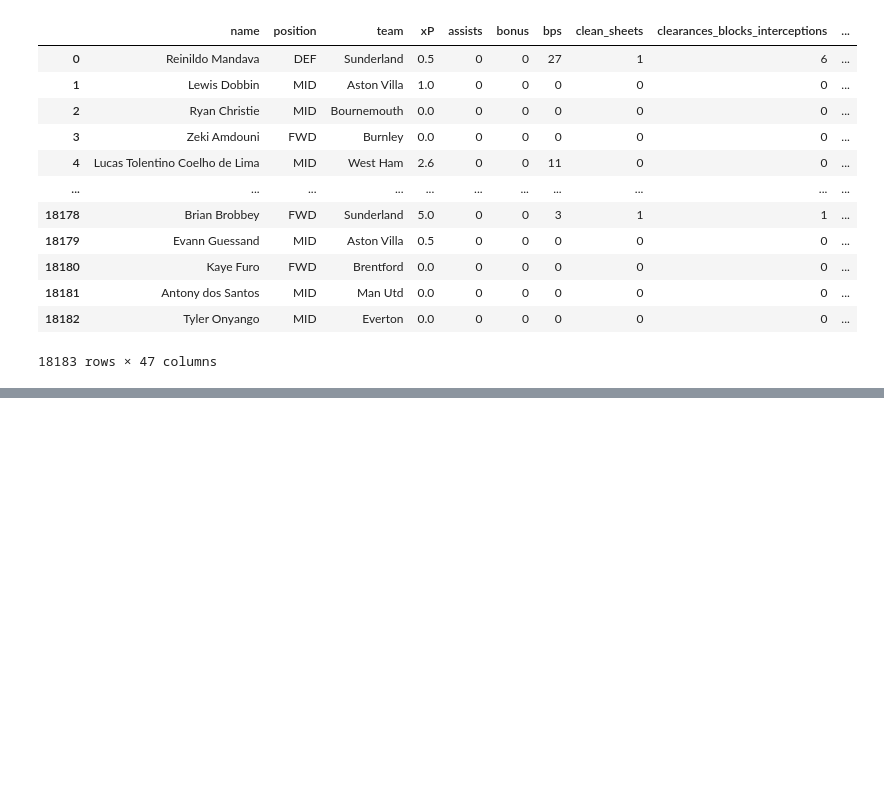
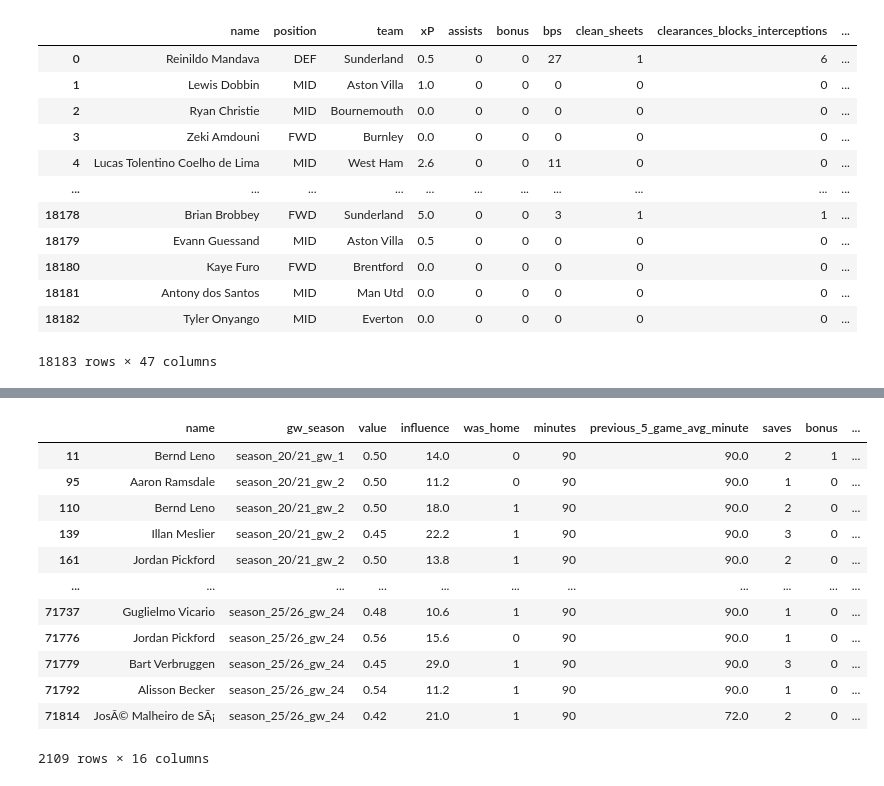
Before and after one commit to Lukeallen999/FPL_player_points_prediction, a Jupyter notebook: run.ipynb, the cells around one changed output, grey strips where cells are left out. Saved outputs shown, nothing was run; the diff lists cells and outputs as text; code cells hidden in the pictures; blank space fills up the shorter version.

```diff
--- a/run.ipynb
+++ b/run.ipynb
@@ -118,0 +173,44 @@ combined_df[['name','GW','season','total_points','gw_season']]
+# %%
+# Separating the dataframe into the different positions
+df_gk  = combined_df[combined_df['position'] == 'GK']
+df_def = combined_df[combined_df['position'] == 'DEF']
+df_mid = combined_df[combined_df['position'] == 'MID']
+df_fwd = combined_df[combined_df['position'] == 'FWD']
+# %%
+df_gk = df_gk[['name',
+       'gw_season',
+       'value',
+       'influence',
+       'was_home',
+       'minutes',
+       'previous_5_game_avg_minute' ,
+       'saves',
+       'bonus',
+       'clean_sheets',
+       'penalties_saved',
+       'yellow_cards',
+       'red_cards',
+       'goals_conceded',
+       'total_points',
+       'previous_5_game_avg_points'
+
+       ]]
+df_gk
+
+#df_def
+#df_mid
+#df_fwd
+# %% [output]
+|  | name | gw_season | value | influence | was_home | minutes | previous_5_game_avg_minute | saves | bonus | ... |
+| 11 | Bernd Leno | season_20/21_gw_1 | 0.50 | 14.0 | 0 | 90 | 90.0 | 2 | 1 | ... |
+| 95 | Aaron Ramsdale | season_20/21_gw_2 | 0.50 | 11.2 | 0 | 90 | 90.0 | 1 | 0 | ... |
+| 110 | Bernd Leno | season_20/21_gw_2 | 0.50 | 18.0 | 1 | 90 | 90.0 | 2 | 0 | ... |
+| 139 | Illan Meslier | season_20/21_gw_2 | 0.45 | 22.2 | 1 | 90 | 90.0 | 3 | 0 | ... |
+| 161 | Jordan Pickford | season_20/21_gw_2 | 0.50 | 13.8 | 1 | 90 | 90.0 | 2 | 0 | ... |
+| ... | ... | ... | ... | ... | ... | ... | ... | ... | ... | ... |
+| 71737 | Guglielmo Vicario | season_25/26_gw_24 | 0.48 | 10.6 | 1 | 90 | 90.0 | 1 | 0 | ... |
+| 71776 | Jordan Pickford | season_25/26_gw_24 | 0.56 | 15.6 | 0 | 90 | 90.0 | 1 | 0 | ... |
+| 71779 | Bart Verbruggen | season_25/26_gw_24 | 0.45 | 29.0 | 1 | 90 | 90.0 | 3 | 0 | ... |
+| 71792 | Alisson Becker | season_25/26_gw_24 | 0.54 | 11.2 | 1 | 90 | 90.0 | 1 | 0 | ... |
+| 71814 | JosÃ© Malheiro de SÃ¡ | season_25/26_gw_24 | 0.42 | 21.0 | 1 | 90 | 72.0 | 2 | 0 | ... |
+2109 rows × 16 columns
```
Also changed, not shown: parts of 2 cells of this notebook.
